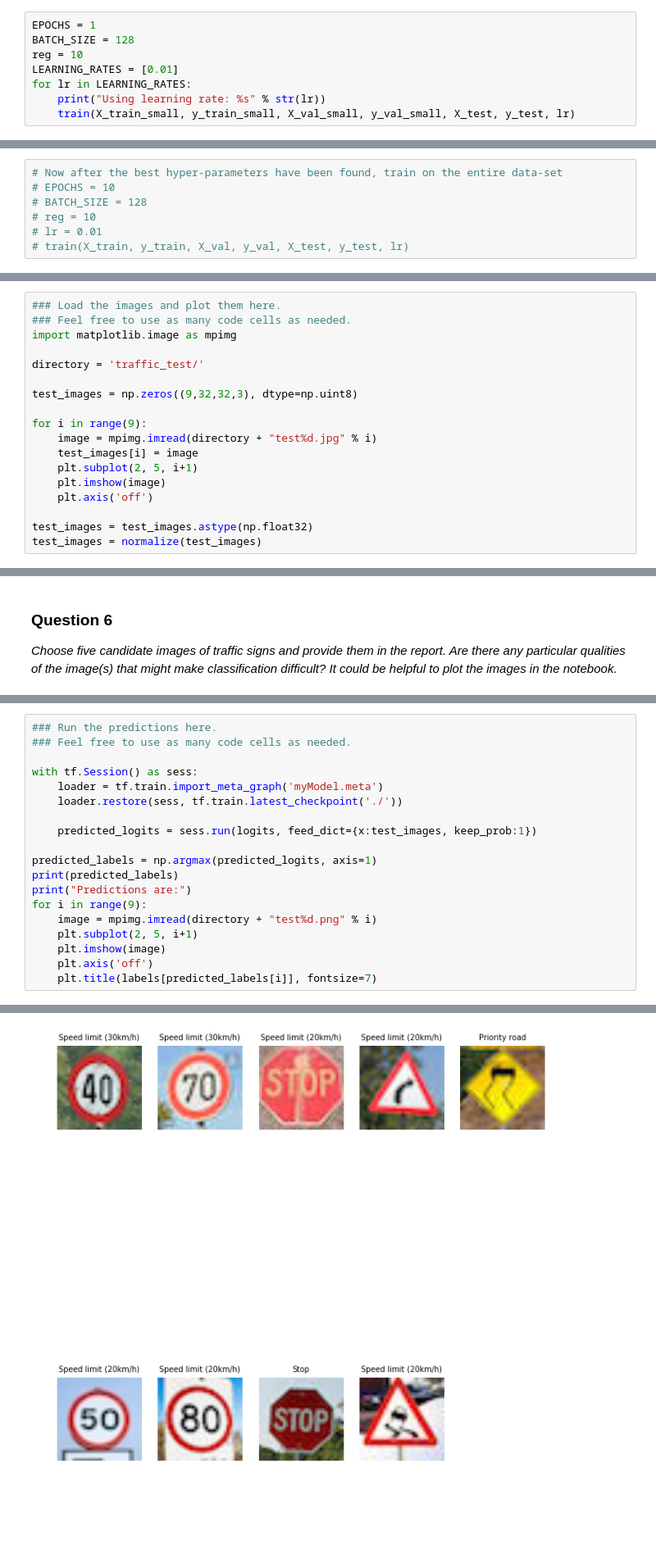
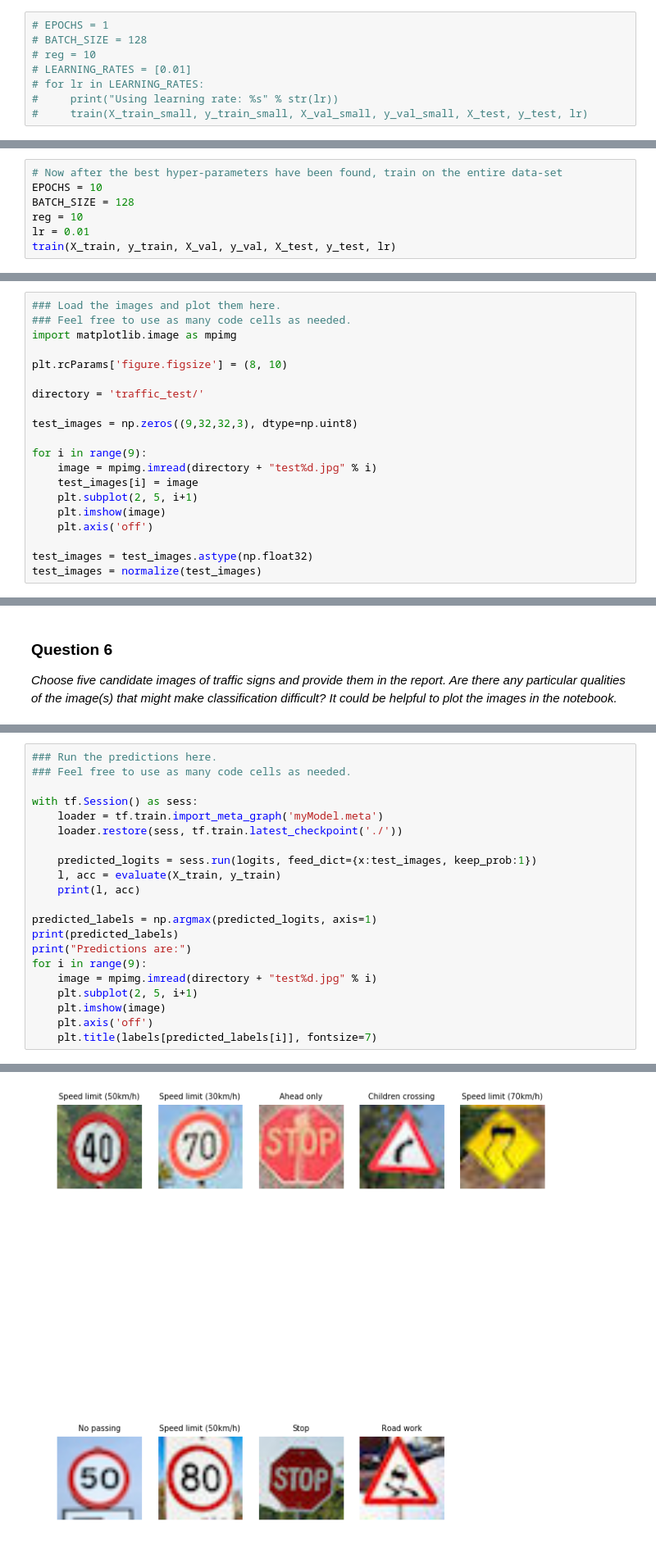
Before and after one commit to subodh-malgonde/traffic-signs-classification, a Jupyter notebook: Traffic_Signs_Recognition.ipynb, the cells around one changed output, grey strips where cells are left out. Shown at 82% size. Drawn from its saved outputs; the diff is of its cells as text; blank space fills up the shorter version.

```diff
--- a/Traffic_Signs_Recognition.ipynb
+++ b/Traffic_Signs_Recognition.ipynb
@@ -529,10 +529,10 @@ y_train_small = y_train[indexes]
 X_val_small = X_val
 y_val_small = y_val
 # %%
-EPOCHS = 1
-BATCH_SIZE = 128
-reg = 10
-LEARNING_RATES = [0.01]
-for lr in LEARNING_RATES:
-    print("Using learning rate: %s" % str(lr))
-    train(X_train_small, y_train_small, X_val_small, y_val_small, X_test, y_test, lr)
+# EPOCHS = 1
+# BATCH_SIZE = 128
+# reg = 10
+# LEARNING_RATES = [0.01]
+# for lr in LEARNING_RATES:
+#     print("Using learning rate: %s" % str(lr))
+#     train(X_train_small, y_train_small, X_val_small, y_val_small, X_test, y_test, lr)
@@ -551,7 +539,7 @@ Model saved
 # %%
 # Now after the best hyper-parameters have been found, train on the entire data-set
-# EPOCHS = 10
-# BATCH_SIZE = 128
-# reg = 10
-# lr = 0.01
-# train(X_train, y_train, X_val, y_val, X_test, y_test, lr)
+EPOCHS = 10
+BATCH_SIZE = 128
+reg = 10
+lr = 0.01
+train(X_train, y_train, X_val, y_val, X_test, y_test, lr)
@@ -620,6 +629,8 @@ Use the code cell (or multiple code cells, if necessary) to implement the first
 ### Load the images and plot them here.
 ### Feel free to use as many code cells as needed.
 import matplotlib.image as mpimg
+
+plt.rcParams['figure.figsize'] = (8, 10)
 
 directory = 'traffic_test/'
 
@@ -657,12 +668,14 @@ with tf.Session() as sess:
     loader.restore(sess, tf.train.latest_checkpoint('./'))
 
     predicted_logits = sess.run(logits, feed_dict={x:test_images, keep_prob:1})
+    l, acc = evaluate(X_train, y_train)
+    print(l, acc)
 
 predicted_labels = np.argmax(predicted_logits, axis=1)
 print(predicted_labels)
 print("Predictions are:")
 for i in range(9):
-    image = mpimg.imread(directory + "test%d.png" % i)
+    image = mpimg.imread(directory + "test%d.jpg" % i)
     plt.subplot(2, 5, i+1)
     plt.imshow(image)
     plt.axis('off')
@@ -672,5 +686,5 @@ for i in range(9):
 Predictions are:
-[figure, old version]
+[figure, new version]
 # %%
 # with open(training_file, mode='rb') as f:
 #     train = pickle.load(f)
```
Also changed, not shown: parts of 6 cells of this notebook, 4 other files.
